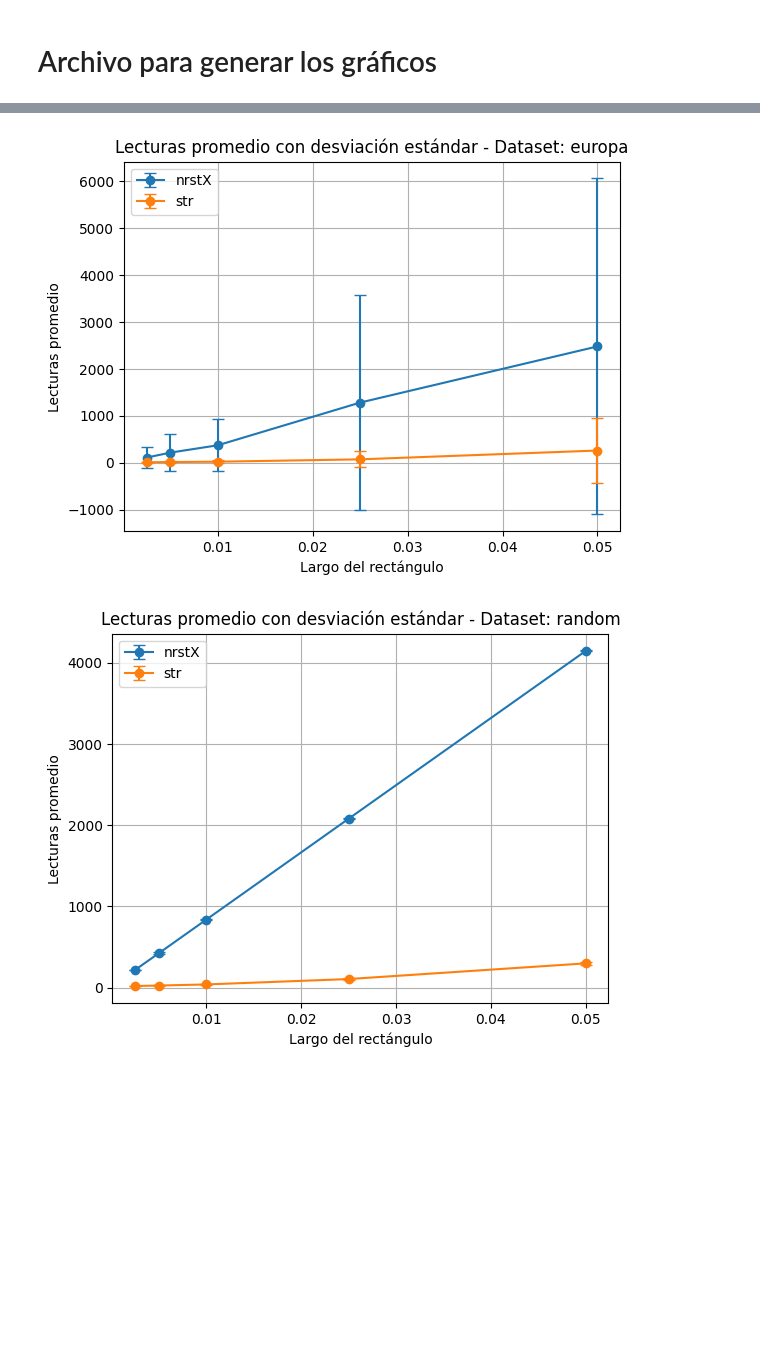
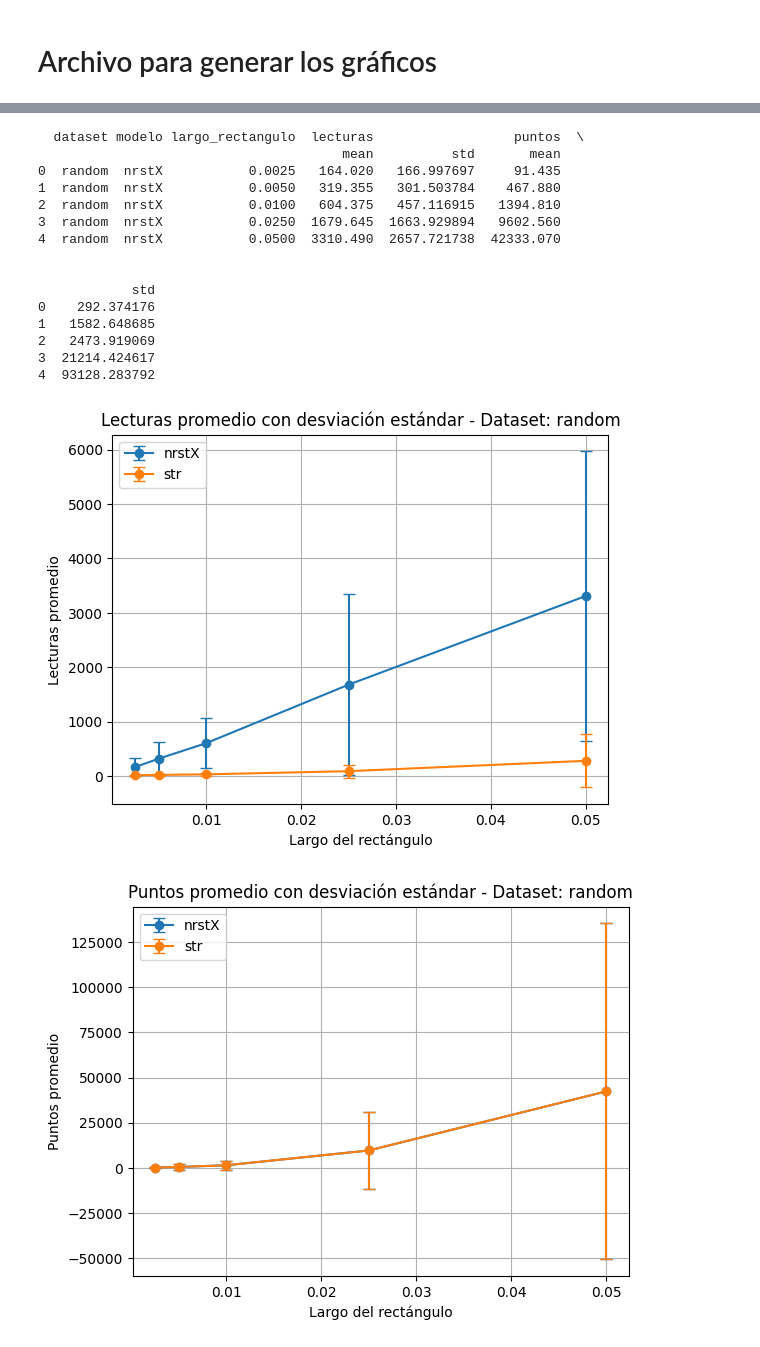
Before and after one commit to camila842/tarea-1-logs, a Jupyter notebook: graphics/graphics.ipynb, the cells around one changed output, grey strips where cells are left out. Cells and saved outputs as stored; diff of their text form; code cells hidden in the pictures; blank space fills up the shorter version.

Commit message:
[FIX] unsaved plot

```diff
--- a/graphics/graphics.ipynb
+++ b/graphics/graphics.ipynb
@@ -58,7 +58,8 @@ df = pd.read_csv("../arboles/metricas.txt")
 
 # --- Parsear columna "arbol"
 def parse_arbol(s):
-    parts = s.replace(".bin", "").split("_")
+    formated = s.replace(".bin", "").split("/")[1]
+    parts = formated.split("_")
     dataset = parts[1]
     modelo = parts[2] # por si modelo tiene underscores
     return dataset, modelo
@@ -73,8 +74,11 @@ grouped = df.groupby(['dataset', 'modelo', 'largo_rectangulo']).agg({
     'puntos': 'mean'
 }).reset_index()
 
+print(grouped.head())
+
 # Obtener datasets únicos
 datasets = grouped['dataset'].unique()
+print(datasets)
 
 # =========================================================
 # 1️⃣ GRAFICOS: LECTURAS PROMEDIO
@@ -116,12 +120,14 @@ for dataset in datasets:
 
     for modelo in subset['modelo'].unique():
         data_modelo = subset[subset['modelo'] == modelo]
+        print(data_modelo.head())
         data_modelo = data_modelo.sort_values(by='largo_rectangulo')
 
         plt.plot(
             data_modelo['largo_rectangulo'],
             data_modelo['puntos'],
             marker='o',
+            linestyle='--' if modelo == 'nrstX' else '-',
             label=modelo
         )
 
@@ -150,8 +187,8 @@ df = pd.read_csv("../arboles/metricas.txt")
 # arbol_<dataset>_<modelo>_24.bin
 # =========================
 def parse_arbol(s):
-    parts = s.replace(".bin", "").split("_")
-    dataset = parts[1]
+    formated = s.replace(".bin", "").split("/")[1]
+    parts = formated.split("_")
     modelo = "_".join(parts[2:-1])
     return dataset, modelo
 
@@ -166,7 +203,7 @@ grouped = df.groupby(['dataset', 'modelo', 'largo_rectangulo']).agg({
     'lecturas': ['mean', 'std'],
     'puntos': ['mean', 'std']
 }).reset_index()
-
+print(grouped.head())
 # Aplanar nombres de columnas
 grouped.columns = [
     'dataset', 'modelo', 'largo_rectangulo',
@@ -178,6 +215,7 @@ grouped.columns = [
 # Obtener datasets
 # =========================
 datasets = grouped['dataset'].unique()
+
 
 # =========================================================
 # 1️⃣ GRAFICOS: LECTURAS + BARRAS DE ERROR
@@ -213,32 +251,47 @@ for dataset in datasets:
 # =========================================================
 # 2️⃣ GRAFICOS: PUNTOS + BARRAS DE ERROR
 # =========================================================
 for dataset in datasets:
     subset = grouped[grouped['dataset'] == dataset]
 
     plt.figure()
 
     for modelo in subset['modelo'].unique():
         data_modelo = subset[subset['modelo'] == modelo]
         data_modelo = data_modelo.sort_values(by='largo_rectangulo')
 
         plt.errorbar(
             data_modelo['largo_rectangulo'],
             data_modelo['puntos_mean'],
             yerr=data_modelo['puntos_std'],
             marker='o',
             capsize=4,
             label=modelo
         )
 
     plt.title(f"Puntos promedio con desviación estándar - Dataset: {dataset}")
     plt.xlabel("Largo del rectángulo")
     plt.ylabel("Puntos promedio")
     plt.legend()
     plt.grid()
 
     plt.savefig(f"grafico_puntos_encontrado_std_{dataset}.png")
     plt.show()
 # %% [output]
+  dataset modelo largo_rectangulo  lecturas                  puntos  \
+                                       mean          std       mean
+0  random  nrstX           0.0025   164.020   166.997697     91.435
+1  random  nrstX           0.0050   319.355   301.503784    467.880
+2  random  nrstX           0.0100   604.375   457.116915   1394.810
+3  random  nrstX           0.0250  1679.645  1663.929894   9602.560
+4  random  nrstX           0.0500  3310.490  2657.721738  42333.070
+
+
+            std
+0    292.374176
+1   1582.648685
+2   2473.919069
+3  21214.424617
+4  93128.283792
-[figure, old version]
+[figure, new version]
-[figure, old version]
+[figure, new version]
```
Also changed, not shown: parts of 3 cells of this notebook.
